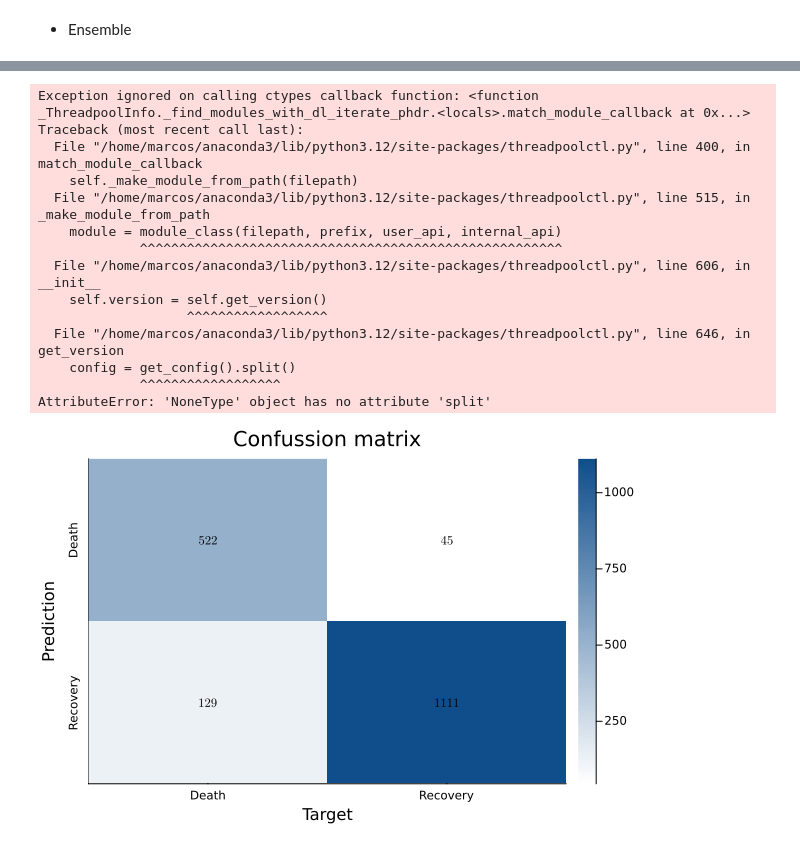
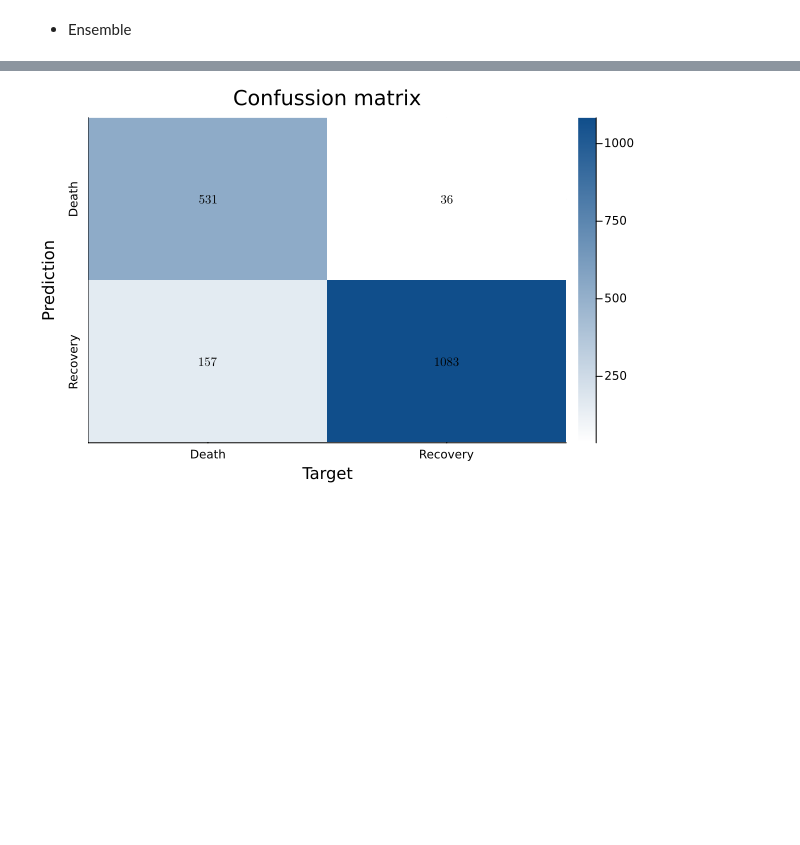
Before and after one commit to blasaraujo14/projectA_ML1, a Jupyter notebook: projectA.ipynb, the cells around one changed output, grey strips where cells are left out. Saved outputs shown, nothing was run; the diff lists cells and outputs as text; code cells hidden in the pictures; blank space fills up the shorter version.

```diff
--- a/projectA.ipynb
+++ b/projectA.ipynb
@@ -360,41 +315,29 @@ F1-Score:0.9139574490796349 (91.40%), stdDev:0.03290444557152526 (3.29%)
 # %%
 using Plots;
 
 # train best model with all paterns and build confusion matrix with all patterns
 train = (trainInputs, trainTargets); test = (testInputs, testTargets);
 
-ensemble = fitEnsemble(train, estimators, params)
+# standardization is applied
+trainNorm, _, testNorm = prepareDataForFitting(train, test)
+ensemble = fitEnsemble(trainNorm, estimators, params)
 
 classes = unique(trainTargets)
-matAndMetrics = confusionMatrix(predict(ensemble, testInputs), testTargets; weighted=true)
+matAndMetrics = confusionMatrix(predict(ensemble, testNorm[1]), testNorm[2]; weighted=true)
 confMat = matAndMetrics[8]
 
 function displayConfMat(confMat, classes)
     (n,m) = size(confMat)
     heatmap(confMat, fc=cgrad([:white,:dodgerblue4]), xticks=(1:m,classes), yrot=90, yticks=(1:m,classes),
             title="Confussion matrix", xlabel="Target", ylabel="Prediction", yflip=true)
     # add number of coincidences in each cell
     annotate!([(j, i, text(round(confMat[i,j]), 8,"Computer Modern",:black)) for i in 1:n for j in 1:m])
 end
 
 class_map = Dict(0 => "Recovery", 1 => "Death")
 classNames = [class_map[class] for class in classes]
 displayConfMat(confMat, classNames)
 # %% [output]
-Exception ignored on calling ctypes callback function: <function _ThreadpoolInfo._find_modules_with_dl_iterate_phdr.<locals>.match_module_callback at 0x...>
-Traceback (most recent call last):
-  File "/home/marcos/anaconda3/lib/python3.12/site-packages/threadpoolctl.py", line 400, in match_module_callback
-    self._make_module_from_path(filepath)
-  File "/home/marcos/anaconda3/lib/python3.12/site-packages/threadpoolctl.py", line 515, in _make_module_from_path
-    module = module_class(filepath, prefix, user_api, internal_api)
-             ^^^^^^^^^^^^^^^^^^^^^^^^^^^^^^^^^^^^^^^^^^^^^^^^^^^^^^
-  File "/home/marcos/anaconda3/lib/python3.12/site-packages/threadpoolctl.py", line 606, in __init__
-    self.version = self.get_version()
-                   ^^^^^^^^^^^^^^^^^^
-  File "/home/marcos/anaconda3/lib/python3.12/site-packages/threadpoolctl.py", line 646, in get_version
-    config = get_config().split()
-             ^^^^^^^^^^^^^^^^^^
-AttributeError: 'NoneType' object has no attribute 'split'
-[figure, old version]
+[figure, new version]
 # %%
 # models = [(:KNN, KNNparams),(:DTree, DTreeParams),(:SVM, SVMparams),(:ANN, ANNparams)]
```
Also changed, not shown: parts of 2 cells of this notebook, 2 other files.
